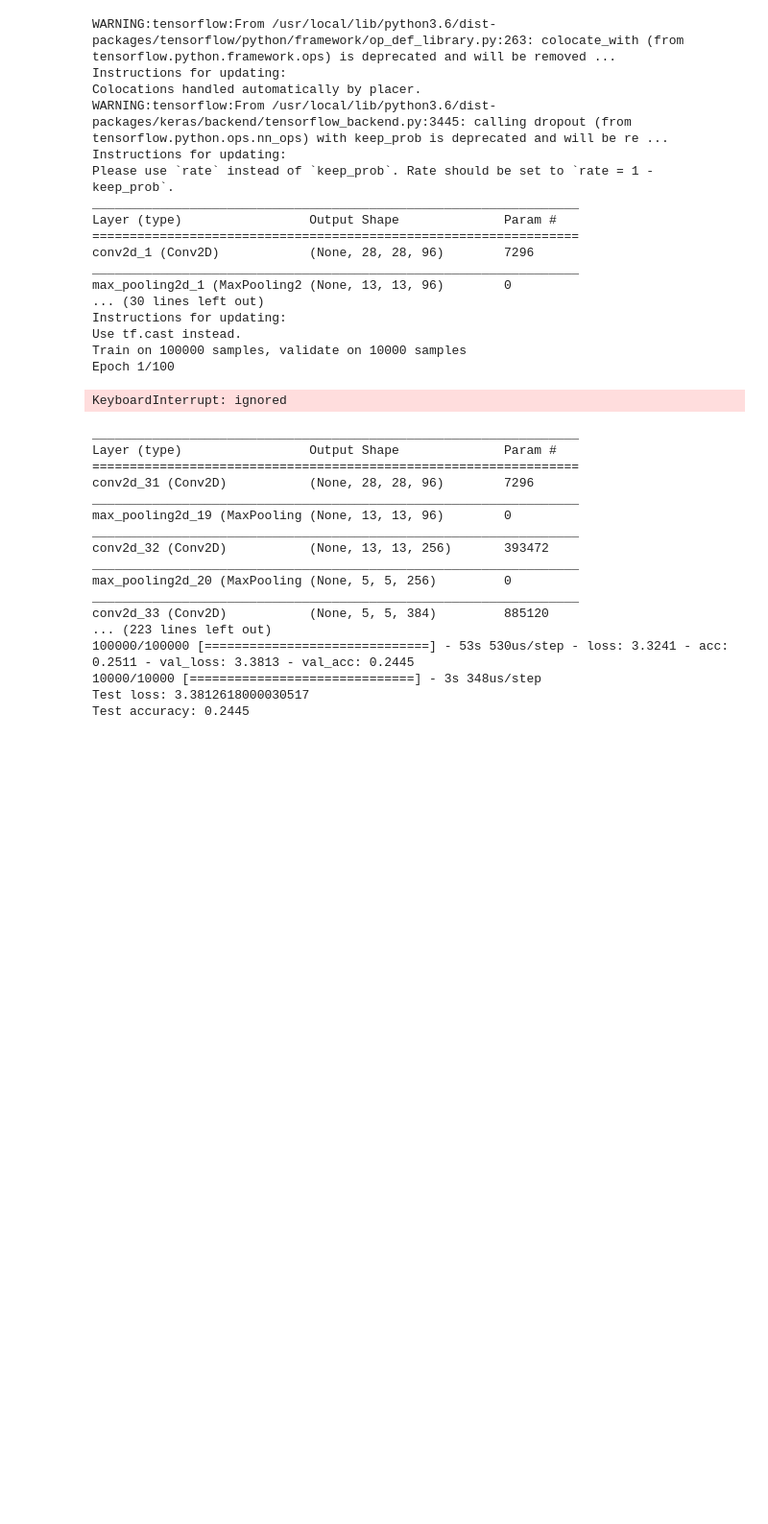
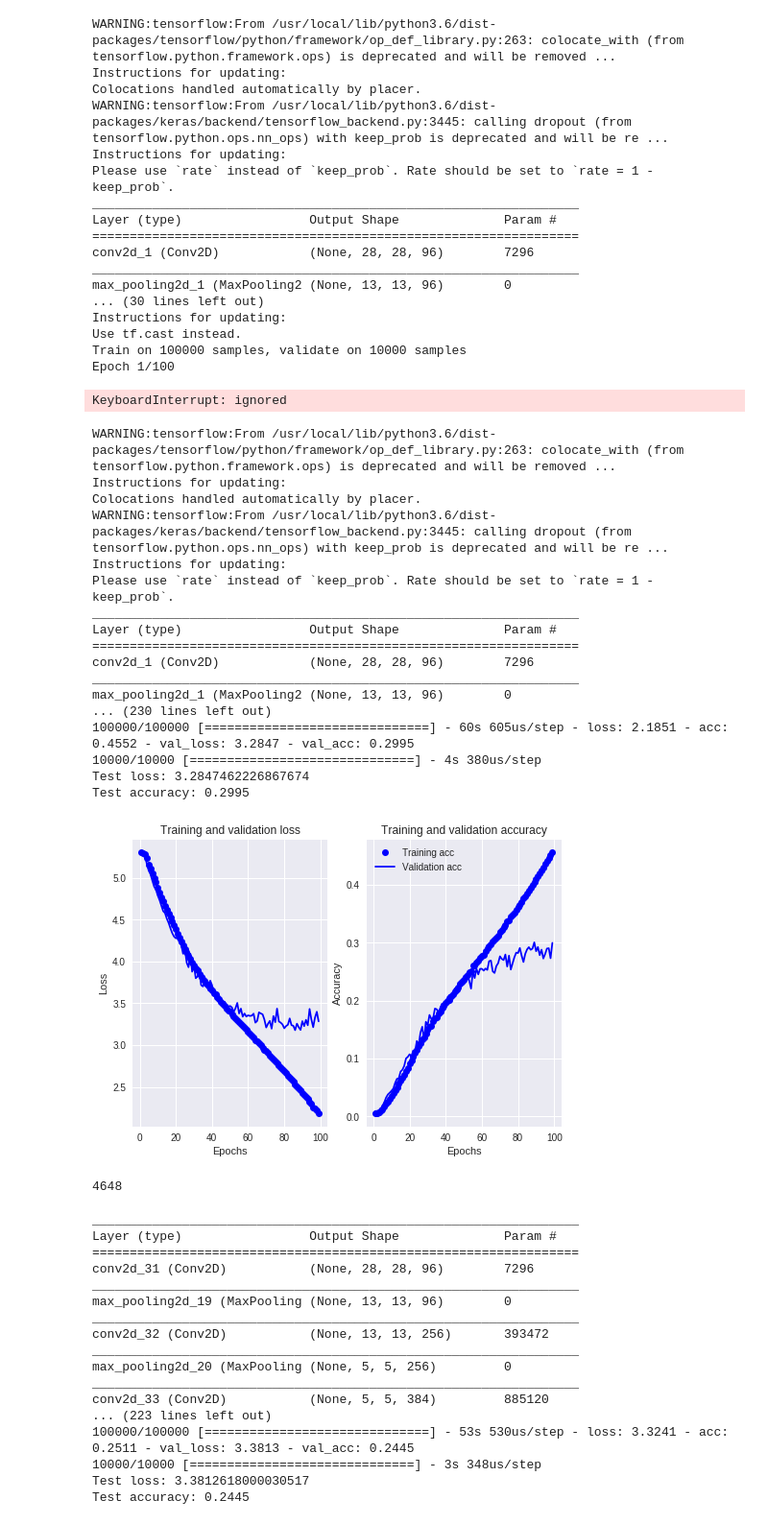
Before and after one commit to hmaccelerate/INFO7374, a Jupyter notebook: Assignment2/Experiment3_AlexNet_on_TinyImageNet.ipynb, the cells around one changed output. Shown: that part at 96% size. Drawn from its saved outputs; the diff is of its cells as text; code cells hidden in the pictures; blank space fills up the shorter version.

```diff
--- a/Assignment2/Experiment3_AlexNet_on_TinyImageNet.ipynb
+++ b/Assignment2/Experiment3_AlexNet_on_TinyImageNet.ipynb
@@ -304,6 +304,42 @@ Use tf.cast instead.
 Train on 100000 samples, validate on 10000 samples
 Epoch 1/100
 KeyboardInterrupt: ignored
+# %%
+# Exp 1
+epoch =100
+batch_size =256
+conv_filters_list =[96,256,384,384,256]
+dense_filters_list=[4096,4096]
+conv_strides=(1,1)
+pooling_strides=(2,2)
+optimizer='sgd'
+drop_out_rate=0.5
+result = alexnet(x_train,y_train,x_test,y_test,epoch,batch_size,conv_filters_list,dense_filters_list,conv_strides,pooling_strides,optimizer,drop_out_rate)
+write_result(result[1:4],base_path+'result1.txt')
+result[0].save(model_base_path+'model1.h5')
+plot_accuracy_loss(result[1])
+del result
+gc.collect()
+# %% [output]
+WARNING:tensorflow:From /usr/local/lib/python3.6/dist-packages/tensorflow/python/framework/op_def_library.py:263: colocate_with (from tensorflow.python.framework.ops) is deprecated and will be removed ...
+Instructions for updating:
+Colocations handled automatically by placer.
+WARNING:tensorflow:From /usr/local/lib/python3.6/dist-packages/keras/backend/tensorflow_backend.py:3445: calling dropout (from tensorflow.python.ops.nn_ops) with keep_prob is deprecated and will be re ...
+Instructions for updating:
+Please use `rate` instead of `keep_prob`. Rate should be set to `rate = 1 - keep_prob`.
+_________________________________________________________________
+Layer (type)                 Output Shape              Param #
+=================================================================
+conv2d_1 (Conv2D)            (None, 28, 28, 96)        7296
+_________________________________________________________________
+max_pooling2d_1 (MaxPooling2 (None, 13, 13, 96)        0
+... (230 lines left out)
+100000/100000 [==============================] - 60s 605us/step - loss: 2.1851 - acc: 0.4552 - val_loss: 3.2847 - val_acc: 0.2995
+10000/10000 [==============================] - 4s 380us/step
+Test loss: 3.2847462226867674
+Test accuracy: 0.2995
+[figure, added]
+4648
 # %%
 # Exp2
 epoch =100
```
Also changed, not shown: parts of 2 cells of this notebook.
